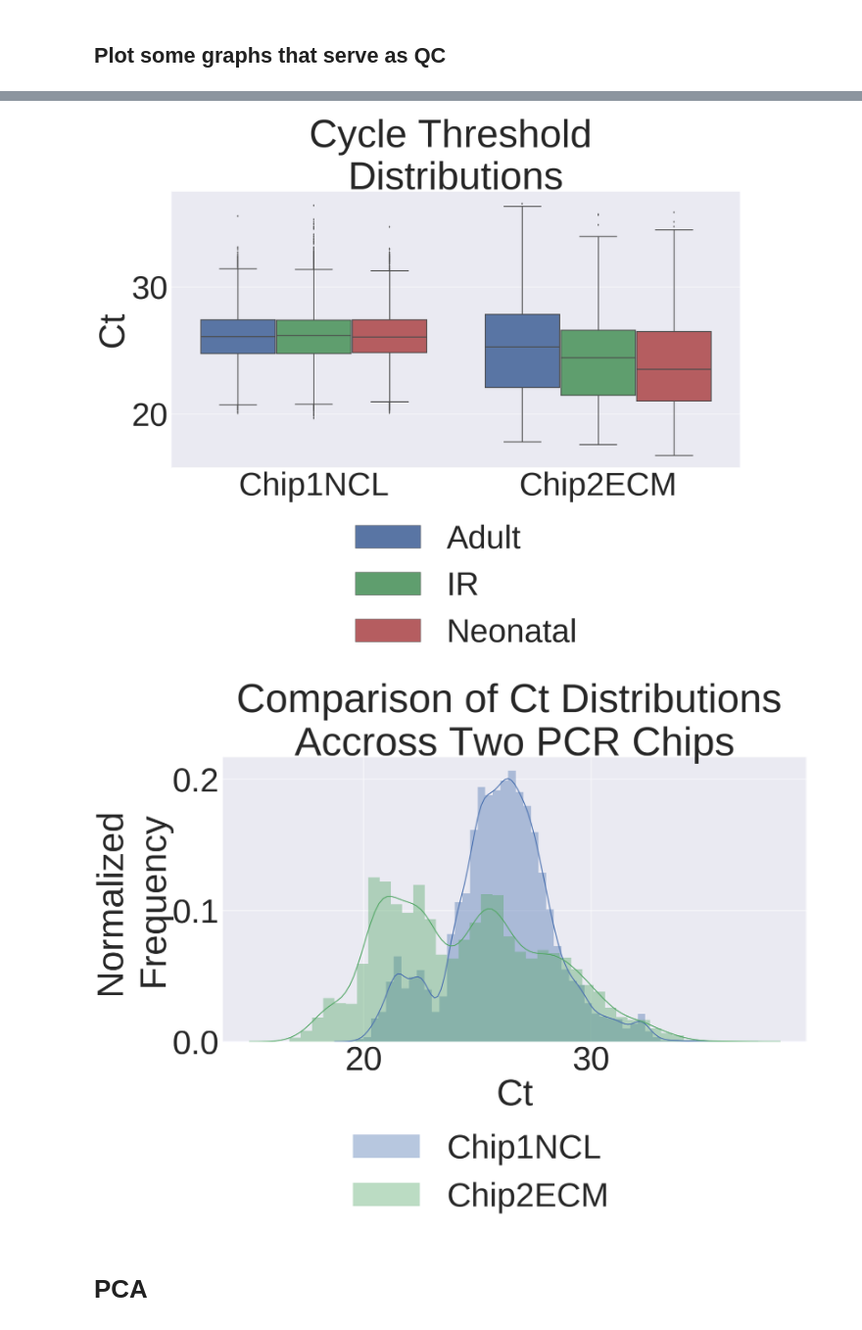
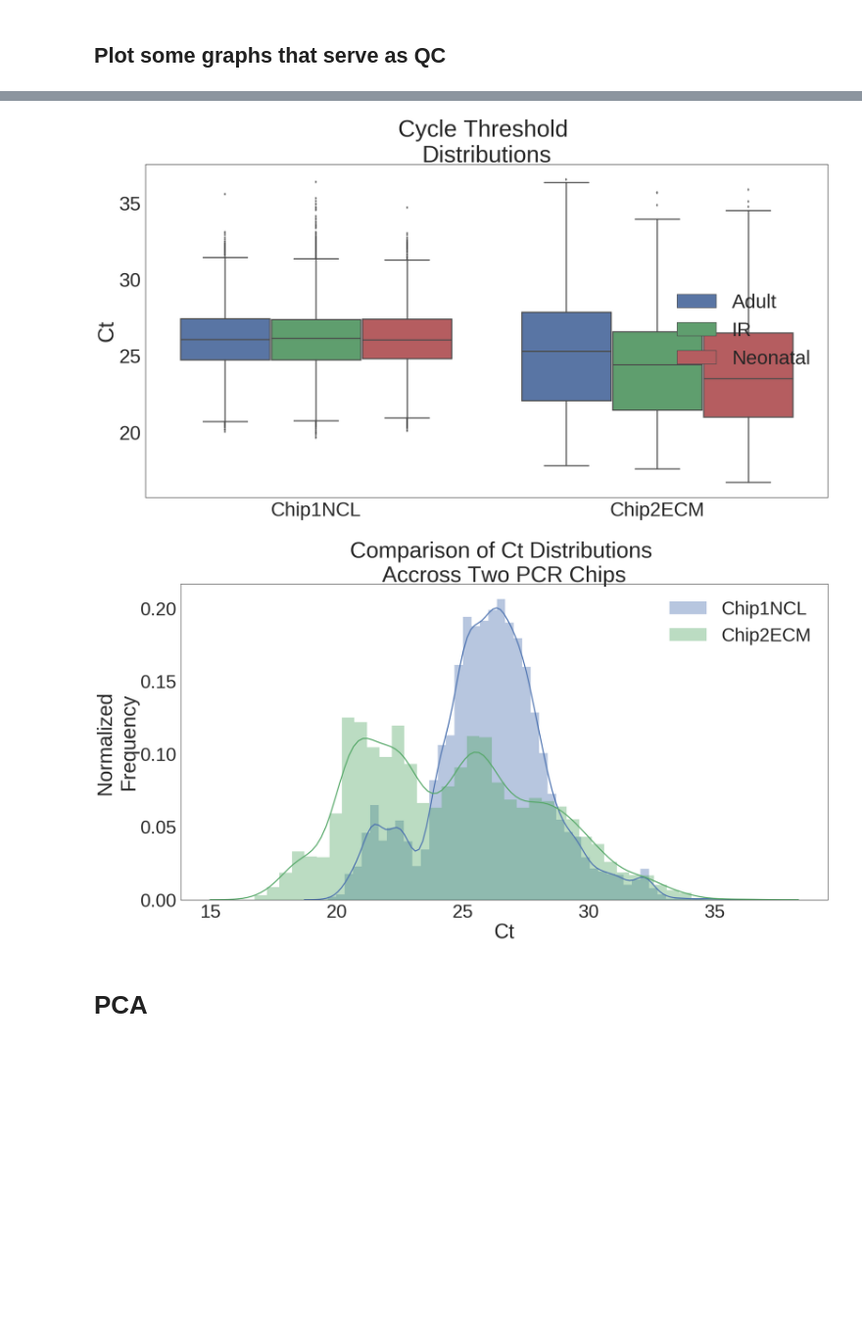
Before and after one commit to CiaranWelsh/Miscellaneous, a Jupyter notebook: WaferGenAnalysis/QConWaferGEnPCRsmartChip.ipynb, the cells around one changed output, grey strips where cells are left out. Shown: that part at 98% size. Drawn from its saved outputs; the diff is of its cells as text; code cells hidden in the pictures; blank space fills up the shorter version.

```diff
--- a/WaferGenAnalysis/QConWaferGEnPCRsmartChip.ipynb
+++ b/WaferGenAnalysis/QConWaferGEnPCRsmartChip.ipynb
@@ -14,9 +14,12 @@ logging.basicConfig(format=FORMAT)
 LOG= logging.getLogger()
 LOG.setLevel(logging.DEBUG)
 
+
+seaborn.set_style(style='white')
+
 class FilePaths():
     def __init__(self):
-        self.dire =  r'/home/b3053674/Documents/WaferGen/2D_TGFb'
+        self.dire =  r'/home/b3053674/Documents/Miscellaneous/WaferGenAnalysis'
 #         self.dire=r'C:\Users\Ciaran\Documents\Miscellaneous\WaferGenAnalysis'
         self.ncl = os.path.join(self.dire, 'GSS2242_NCGeneSet')
         self.ecm = os.path.join(self.dire, 'GSS2266_ECMGeneSet')
@@ -31,7 +34,7 @@ class FilePaths():
 
         """
         if os.path.isdir(self.QC)!=True:
-            os.makedirs(self.QC)
+            os.mkdir(self.QC)
 
 
 F=FilePaths()
@@ -144,7 +147,7 @@ Chip1NCL Adult 0    ABL1  Tgfb_48_4  23.98787
 
 ## Plot some graphs that serve as QC
 # %%
-seaborn.set_context(context='poster', font_scale=6)
+seaborn.set_context(context='poster', font_scale=3)
 
 SAVE = True
 
@@ -160,17 +163,21 @@ if PLOT_CYCLE_THRESHOLD_DISTRIBUTIONS:
     ax = seaborn.boxplot(data=df, x='Chip', y='Ct', hue='CellType')
     plt.title('Cycle Threshold \nDistributions')
     ax.set(xlabel='')
-    plt.legend(loc=(0.3,-0.7))
-    plt.legend(loc='best'))
+#     plt.legend(loc=(0.3,-0.7))
+    plt.legend(loc='best')
 
     if SAVE:
-        plt.savefig(os.path.join(F.QC, 'RawCtDistributionsPerChipPerCellType.png'), bbox_inches='tight', dpi=300)
+        fle = os.path.join(F.QC, 'RawCtDistributionsPerChipPerCellType.png')
+        LOG.debug('Saving to {}'.format(fle))
+        plt.savefig(fle, bbox_inches='tight', dpi=300)
 
 if PLOT_DENSITY:
     plt.figure(figsize=(30,15))
     for label, d in df.groupby(by='Chip'):
         seaborn.distplot(d['Ct'], label=label)
-        plt.legend(loc=(0.2,-0.65))
+#         plt.legend(loc=(0.2,-0.65))
+        plt.legend(loc='best')
+
         plt.title('Comparison of Ct Distributions \nAccross Two PCR Chips')
         plt.ylabel('Normalized \nFrequency')
         if SAVE:
@@ -179,5 +187,5 @@ if PLOT_DENSITY:
-[figure, old version]
+[figure, new version]
-[figure, old version]
+[figure, new version]
 # %% [markdown]
 # PCA
 # %%
```
Also changed, not shown: parts of 8 cells of this notebook, 7 other files.
